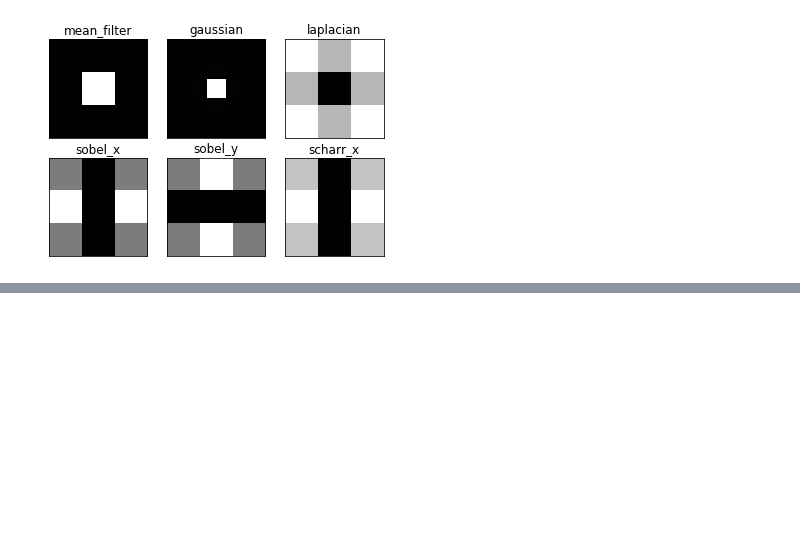
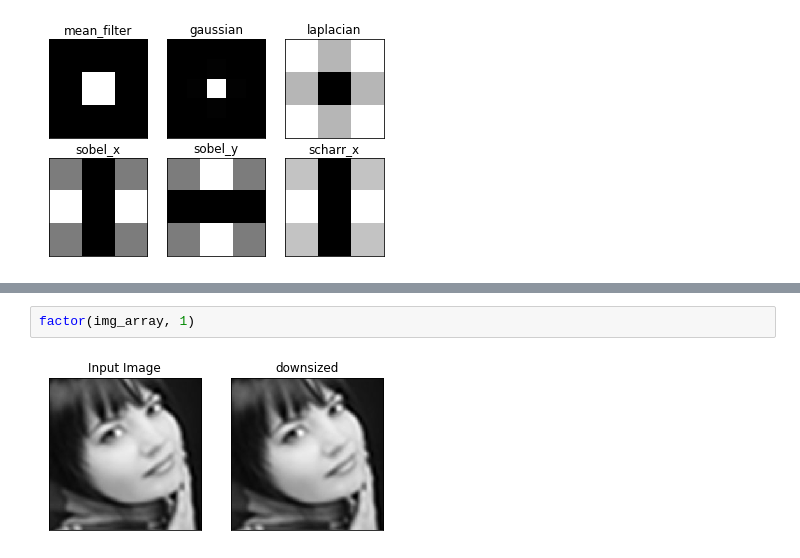
Before and after one commit to elishatofunmi/Fourier-Transforms-image-processing-, a Jupyter notebook: fourier transforms/time_domain to frequency domain.ipynb, the cells around one changed output, grey strips where cells are left out. Drawn from its saved outputs; the diff is of its cells as text; blank space fills up the shorter version.

```diff
--- a/fourier transforms/time_domain to frequency domain.ipynb
+++ b/fourier transforms/time_domain to frequency domain.ipynb
@@ -172,0 +235,4 @@ plt.show()
+# %%
+factor(img_array, 1)
+# %% [output]
+[figure, added]
```
Also changed, not shown: parts of 29 cells of this notebook, 1 other file.
